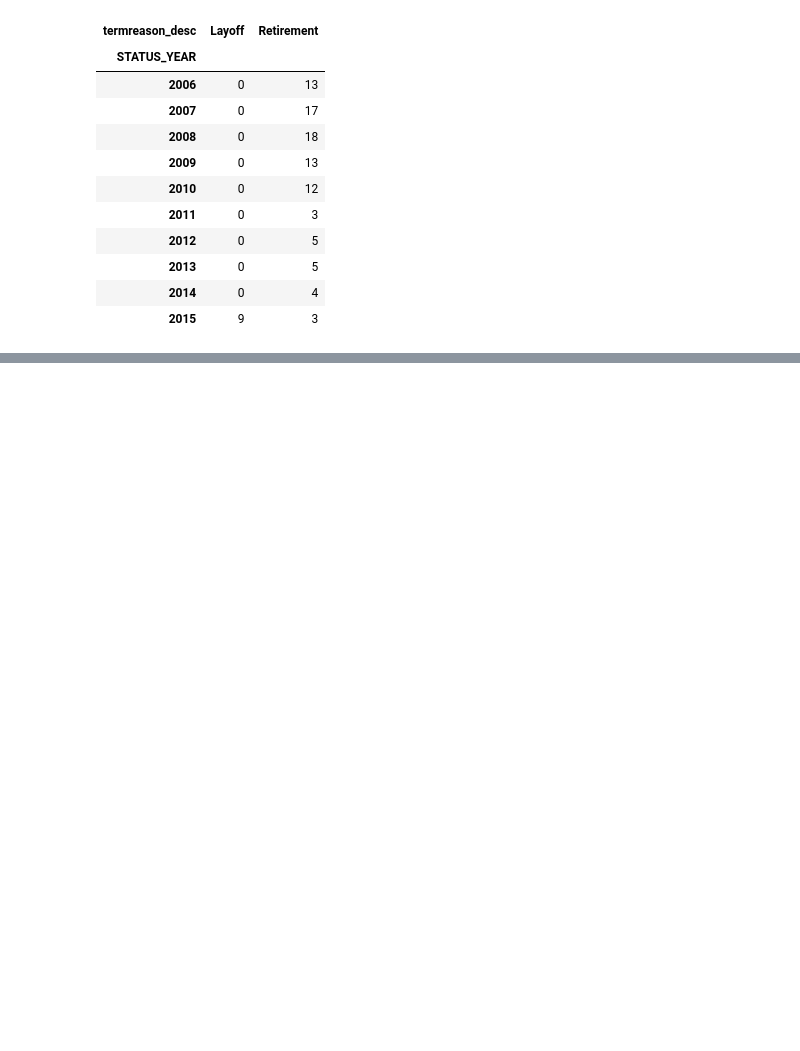
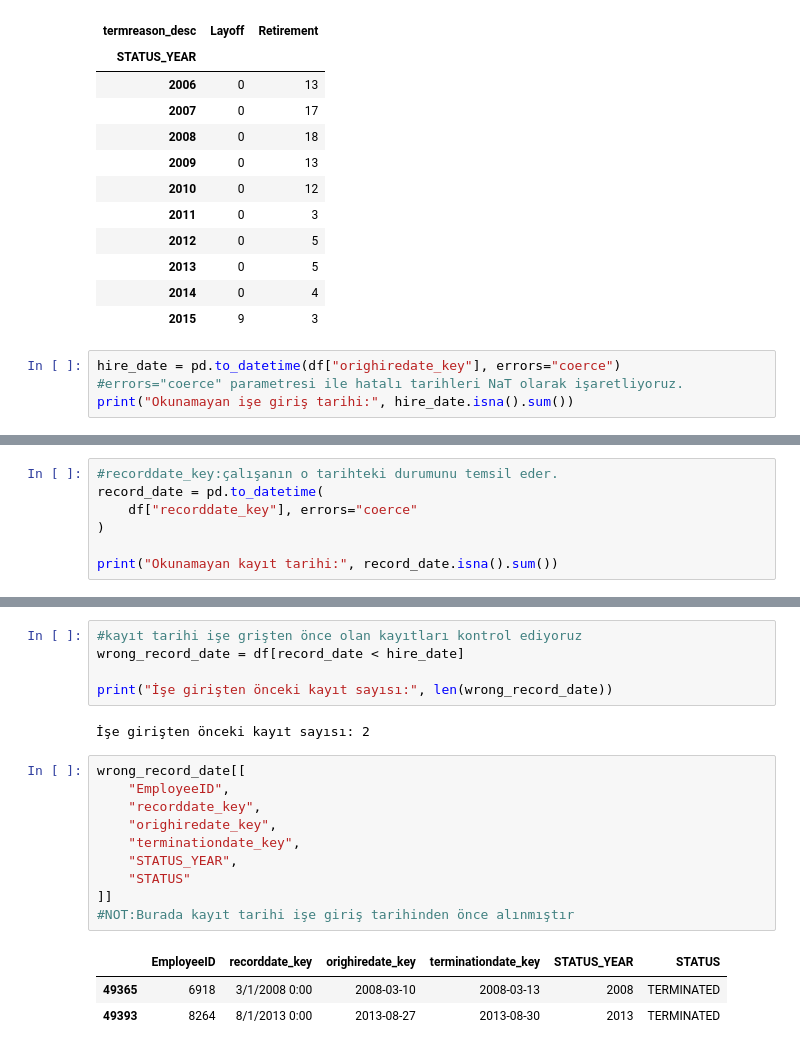
Before and after one commit to nazlican-engineer/Mercek, a Jupyter notebook: notebooks/01_analiz.ipynb, the cells around one changed output, grey strips where cells are left out. Drawn from its saved outputs; the diff is of its cells as text; blank space fills up the shorter version.

Commit message:
Validate employee dates and inspect record date anomalies

```diff
--- a/notebooks/01_analiz.ipynb
+++ b/notebooks/01_analiz.ipynb
@@ -700,3 +700,7 @@ pd.crosstab(
 | 2013 | 0 | 5 |
 | 2014 | 0 | 4 |
 | 2015 | 9 | 3 |
+# %%
+hire_date = pd.to_datetime(df["orighiredate_key"], errors="coerce")
+#errors="coerce" parametresi ile hatalı tarihleri NaT olarak işaretliyoruz.
+print("Okunamayan işe giriş tarihi:", hire_date.isna().sum())
@@ -702,0 +759,7 @@ pd.crosstab(
+# %%
+#recorddate_key:çalışanın o tarihteki durumunu temsil eder.
+record_date = pd.to_datetime(
+    df["recorddate_key"], errors="coerce"
+)
+
+print("Okunamayan kayıt tarihi:", record_date.isna().sum())
@@ -702,0 +777,21 @@ pd.crosstab(
+# %%
+#kayıt tarihi işe grişten önce olan kayıtları kontrol ediyoruz
+wrong_record_date = df[record_date < hire_date]
+
+print("İşe girişten önceki kayıt sayısı:", len(wrong_record_date))
+# %% [output]
+İşe girişten önceki kayıt sayısı: 2
+# %%
+wrong_record_date[[
+    "EmployeeID",
+    "recorddate_key",
+    "orighiredate_key",
+    "terminationdate_key",
+    "STATUS_YEAR",
+    "STATUS"
+]]
+#NOT:Burada kayıt tarihi işe giriş tarihinden önce alınmıştır
+# %% [output]
+|  | EmployeeID | recorddate_key | orighiredate_key | terminationdate_key | STATUS_YEAR | STATUS |
+| 49365 | 6918 | 3/1/2008 0:00 | 2008-03-10 | 2008-03-13 | 2008 | TERMINATED |
+| 49393 | 8264 | 8/1/2013 0:00 | 2013-08-27 | 2013-08-30 | 2013 | TERMINATED |
```
Also changed, not shown: parts of 9 cells of this notebook.
